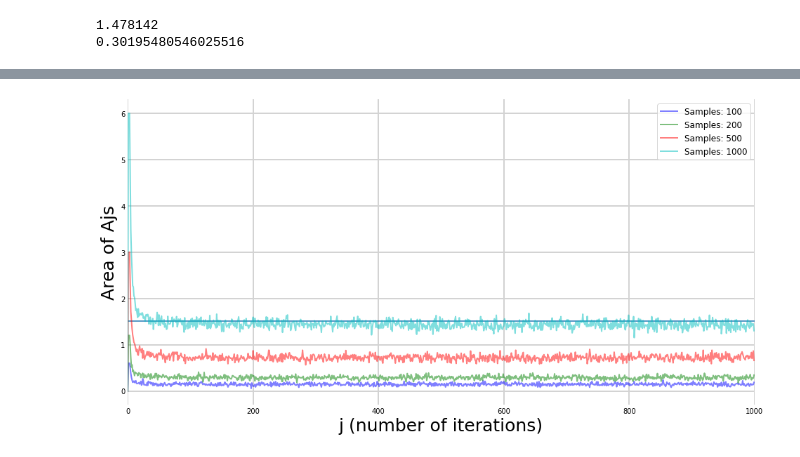
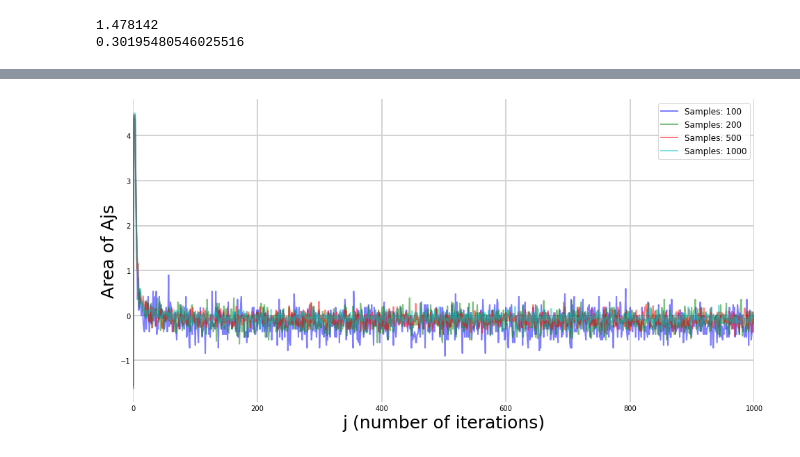
Before and after one commit to Florisdv5/Mandelbrot, a Jupyter notebook: Mandelbrot.ipynb, the cells around one changed output, grey strips where cells are left out. Cells and saved outputs as stored; diff of their text form; code cells hidden in the pictures.

```diff
--- a/Mandelbrot.ipynb
+++ b/Mandelbrot.ipynb
@@ -31,7 +29,7 @@ amount_iter(0,0.5)
 # %% [markdown]
 ## Plotting the MandelBrot set
 # %%
-max_steps = 100 # this is equal to i
+max_steps = 1000 # this is equal to i
 
 # Image size (pixels), this is equal to the amount of samples s
 X_WIDTH = 900
@@ -124,32 +132,32 @@ Amount of samples: 200
 # %%
 listAdif = [[],[],[],[]]
 for value in range(len(samples)):
     for x in range(len(listA[value])):
         listAdif[value].append(listA[value][x])
     for i in range(len(listAdif[value])):
         listAdif[value][i] -= listAdif[value][len(listAdif[value])-1]
 
 colors = ['b', 'g', 'r', 'c']
 
 
 fig = plt.figure(figsize = (16, 8))
 ax = fig.add_subplot(111, axisbelow=True)
 # ax.plot(range(maxmax_steps), listA, 'r', alpha=0.5, lw=2, label='Area(j)')
 for value in range(len(samples)):
-    ax.plot(range(maxmax_steps), listA[value], color = colors[value], alpha=0.5, lw=2, label= "Samples: " + str(samples[value]))
+    ax.plot(range(maxmax_steps), listAdif[value], color = colors[value], alpha=0.5, lw=2, label= "Samples: " + str(samples[value]))
 ax.set_xlabel('j (number of iterations)', size = 25)
 ax.set_ylabel('Area of Ajs', size = 25)
 # ax.set_ylim(-1,1)
 ax.set_xlim(0,maxmax_steps)
 ax.yaxis.set_tick_params(length=0)
 ax.xaxis.set_tick_params(length=0)
 ax.grid(b=True, which='major', c='lightgray', lw=2, ls='-')
 legend = ax.legend()
 legend.get_frame().set_alpha(0.5)
 for spine in ('top', 'right', 'bottom', 'left'):
     ax.spines[spine].set_visible(False)
 plt.legend(fontsize="large")
-plt.hlines(1.506484, 0, maxmax_steps)
+# plt.hlines(1.506484, 0, maxmax_steps)
 plt.show()
 # %% [output]
-[figure, old version]
+[figure, new version]
```
Also changed, not shown: parts of 3 cells of this notebook.
